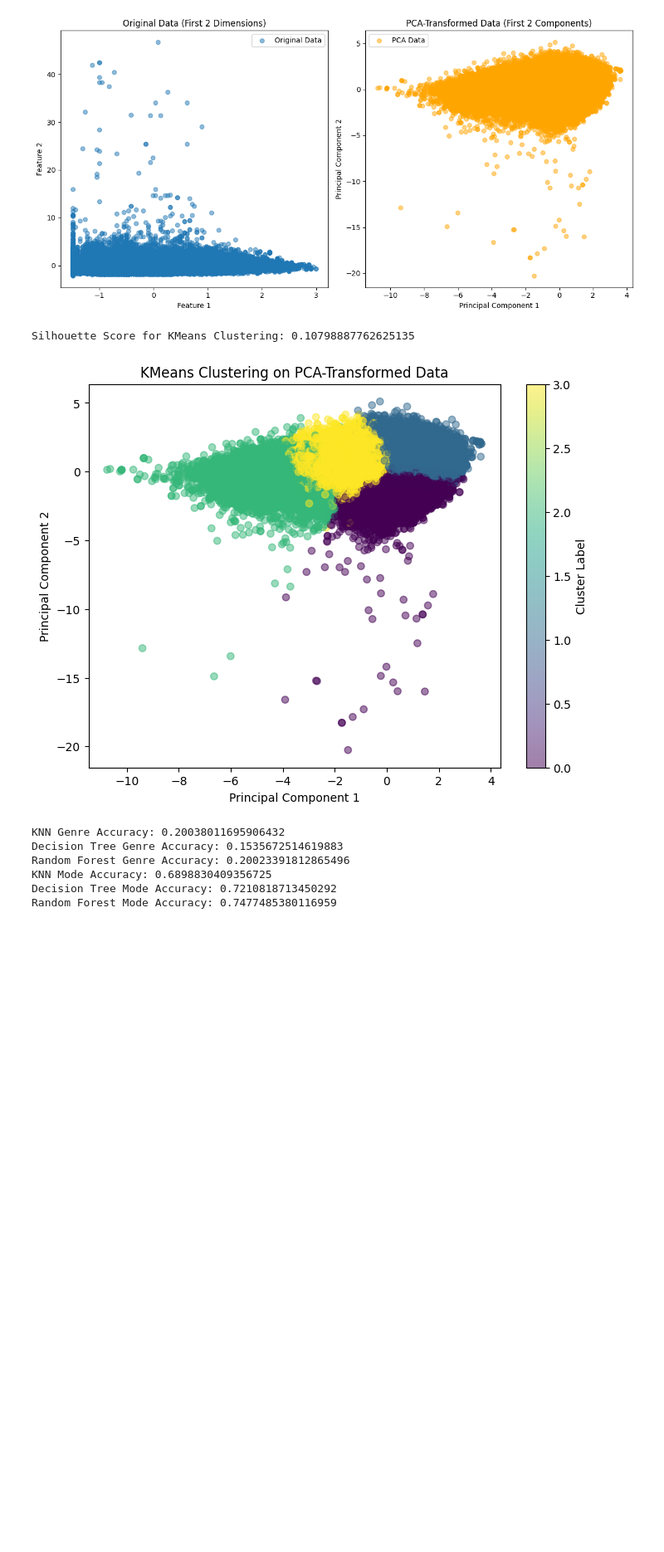
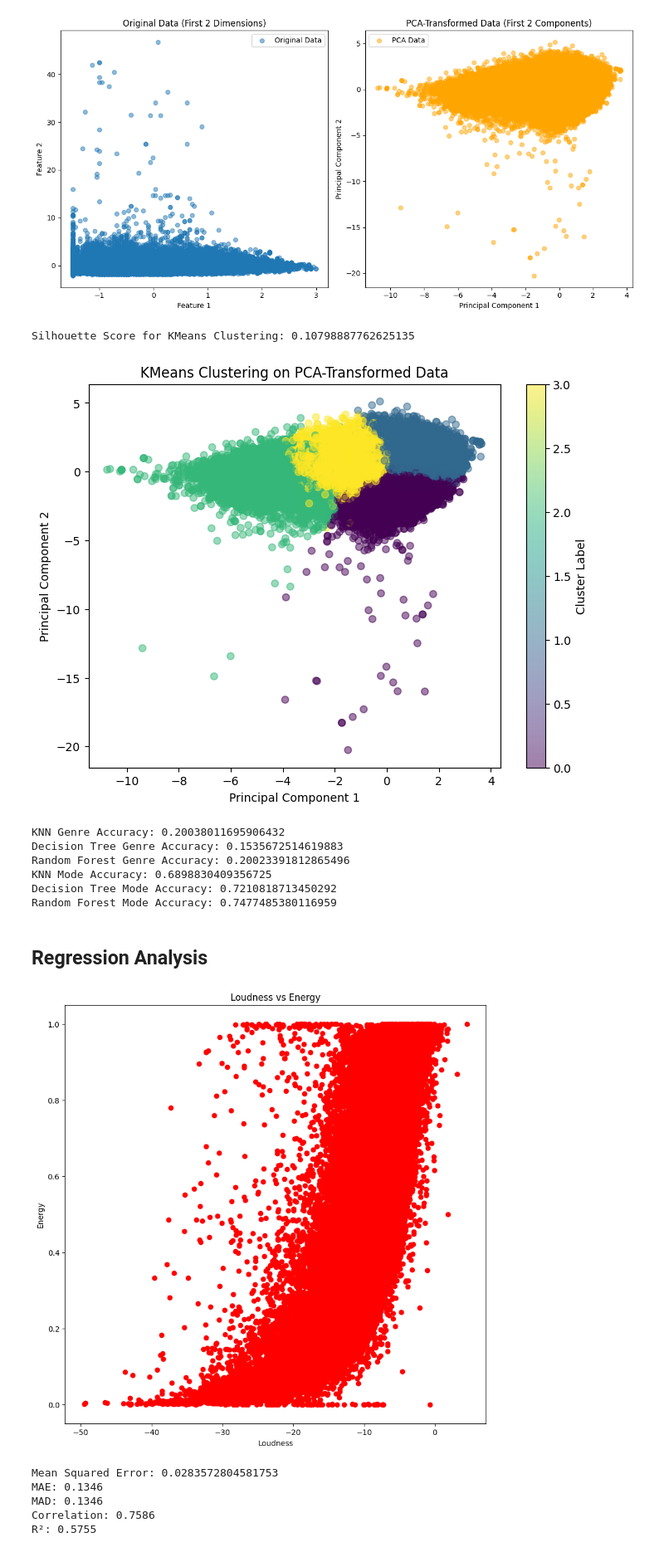
Before and after one commit to ryanbylee/song-genre-predictor, a Jupyter notebook: genre_predictor.ipynb, the cells around one changed output. Shown at 83% size. Cells and saved outputs as stored; diff of their text form; code cells hidden in the pictures; blank space fills up the shorter version.

Commit message:
added linear regression analysis

```diff
--- a/genre_predictor.ipynb
+++ b/genre_predictor.ipynb
@@ -605,3 +605,60 @@ Random Forest Genre Accuracy: 0.20023391812865496
 KNN Mode Accuracy: 0.6898830409356725
 Decision Tree Mode Accuracy: 0.7210818713450292
 Random Forest Mode Accuracy: 0.7477485380116959
+# %% [markdown]
+## Regression Analysis
+# %%
+import pandas as pd
+import numpy as np
+import plotly.express as px
+import plotly.graph_objects as go
+from sklearn.metrics import mean_squared_error, mean_absolute_error, r2_score
+from sklearn.linear_model import LinearRegression
+from sklego.linear_model import LADRegression
+
+df = pd.read_csv("hf://datasets/maharshipandya/spotify-tracks-dataset/dataset.csv")
+# %%
+from sklearn.model_selection import train_test_split
+from sklearn.linear_model import LinearRegression
+from sklearn.metrics import mean_squared_error, mean_absolute_error, r2_score
+import matplotlib.pyplot as plt
+
+df.dropna(inplace=True) # remove all rows with missing values
+df.drop_duplicates(subset=['track_name', 'artists'], inplace=True)
+
+X = df[['loudness']]
+y = df['energy']
+
+X_train, X_test, y_train, y_test = train_test_split(X, y, test_size=0.2, random_state=42)
+plt.figure(figsize=(10, 10))
+plt.scatter(X_train, y_train, color='red')
+plt.title('Loudness vs Energy')
+plt.xlabel('Loudness')
+plt.ylabel('Energy')
+
+plt.show()
+
+model = LinearRegression()
+model.fit(X_train, y_train)
+
+# prediction
+y_pred = model.predict(X_test)
+
+# metrics
+mse = mean_squared_error(y_test, y_pred)
+MAE = mean_absolute_error(y_test, y_pred)
+MAD = np.mean(np.abs(y_test - y_pred))
+R2 = r2_score(y_test, y_pred)
+correlation = np.corrcoef(y_test, y_pred)[0, 1]
+print(f"Mean Squared Error: {mse}")
+print(f"MAE: {MAE:.4f}")
+print(f"MAD: {MAD:.4f}")
+print(f"Correlation: {correlation:.4f}")
+print(f"R²: {R2:.4f}")
+# %% [output]
+[figure, added]
+Mean Squared Error: 0.0283572804581753
+MAE: 0.1346
+MAD: 0.1346
+Correlation: 0.7586
+R²: 0.5755
```
Also changed, not shown: parts of 2 cells of this notebook, 1 other file.
